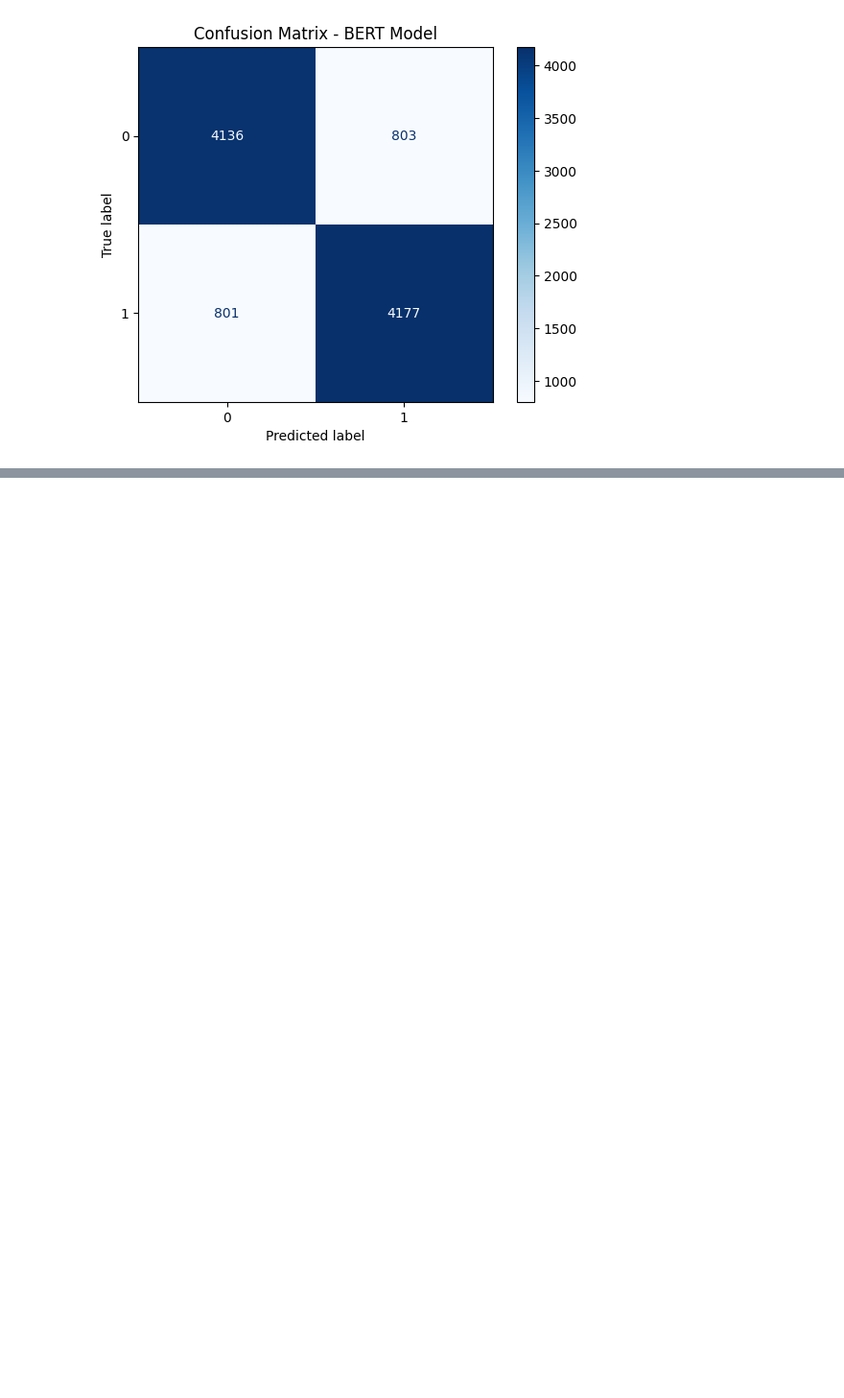
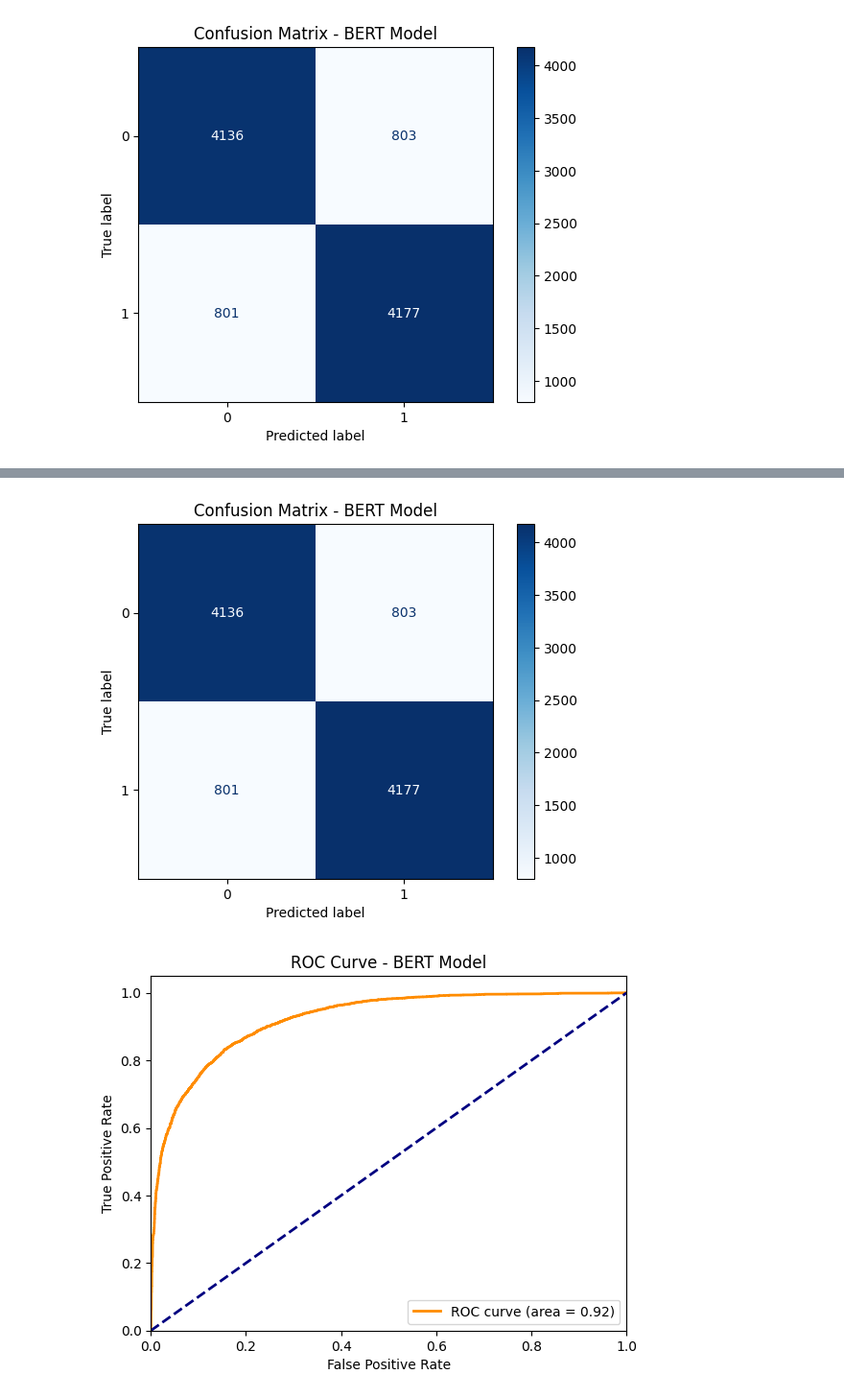
Before and after one commit to igorz999/Sentiment-analysis, a Jupyter notebook: bert.ipynb, the cells around one changed output, grey strips where cells are left out. Shown: that part at 96% size. Drawn from its saved outputs; the diff is of its cells as text; code cells hidden in the pictures; blank space fills up the shorter version.

Commit message:
roc curve

```diff
--- a/bert.ipynb
+++ b/bert.ipynb
@@ -267,3 +265,67 @@ Entering evaluation
 Epoch 3/3, Validation Loss: 0.39722226692303536, Accuracy: 0.8371565414671036
 Testing the model
 [figure]
+# %%
+from sklearn.metrics import confusion_matrix, ConfusionMatrixDisplay, roc_curve, auc
+import matplotlib.pyplot as plt
+import numpy as np
+
+
+print("Testing the model")
+model.eval()
+
+test_loss = 0
+correct_test_preds = 0
+all_preds = []
+all_targets = []
+all_probs = []
+
+with torch.no_grad():
+    for batch in test_loader:
+        ids = batch['ids']
+        mask = batch['mask']
+        token_type_ids = batch['token_type_ids']
+        targets = batch['targets']
+
+        outputs = model(ids, mask, token_type_ids)
+        loss = loss_fn(outputs, targets)
+        test_loss += loss.item()
+
+
+        probs = torch.softmax(outputs, dim=1)
+        preds = torch.argmax(probs, dim=1)
+        correct_test_preds += (preds == targets).sum().item()
+
+
+        all_preds.extend(preds.cpu().numpy())
+        all_targets.extend(targets.cpu().numpy())
+        all_probs.extend(probs.cpu().numpy()[:, 1])
+
+avg_test_loss = test_loss / len(test_loader)
+test_accuracy = correct_test_preds / len(test_dataset)
+
+print(f'Test Loss: {avg_test_loss:.4f}, Test Accuracy: {test_accuracy:.4f}')
+
+
+conf_matrix = confusion_matrix(all_targets, all_preds)
+disp = ConfusionMatrixDisplay(confusion_matrix=conf_matrix)
+disp.plot(cmap=plt.cm.Blues)
+plt.title('Confusion Matrix - BERT Model')
+plt.show()
+
+
+fpr, tpr, thresholds = roc_curve(all_targets, all_probs)
+roc_auc = auc(fpr, tpr)
+
+
+plt.figure()
+plt.plot(fpr, tpr, color='darkorange', lw=2, label=f'ROC curve (area = {roc_auc:.2f})')
+plt.plot([0, 1], [0, 1], color='navy', lw=2, linestyle='--')
+plt.xlim([0.0, 1.0])
+plt.ylim([0.0, 1.05])
+plt.xlabel('False Positive Rate')
+plt.ylabel('True Positive Rate')
+plt.title('ROC Curve - BERT Model')
+plt.legend(loc='lower right')
+plt.show()
+# %% [output]
@@ -269,0 +334,2 @@ Testing the model
+[figure, added]
+[figure, added]
```
Also changed, not shown: parts of 2 cells of this notebook.
